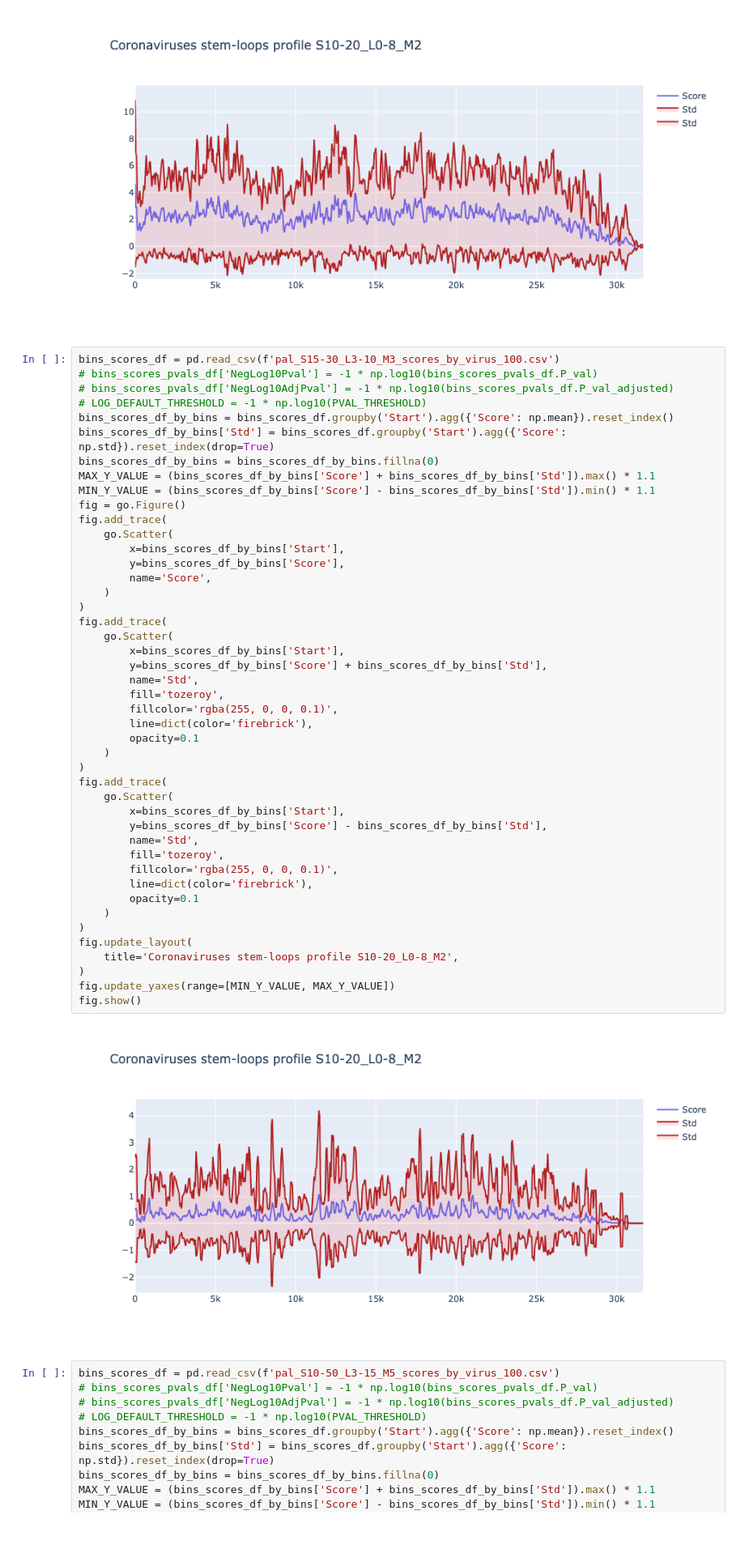
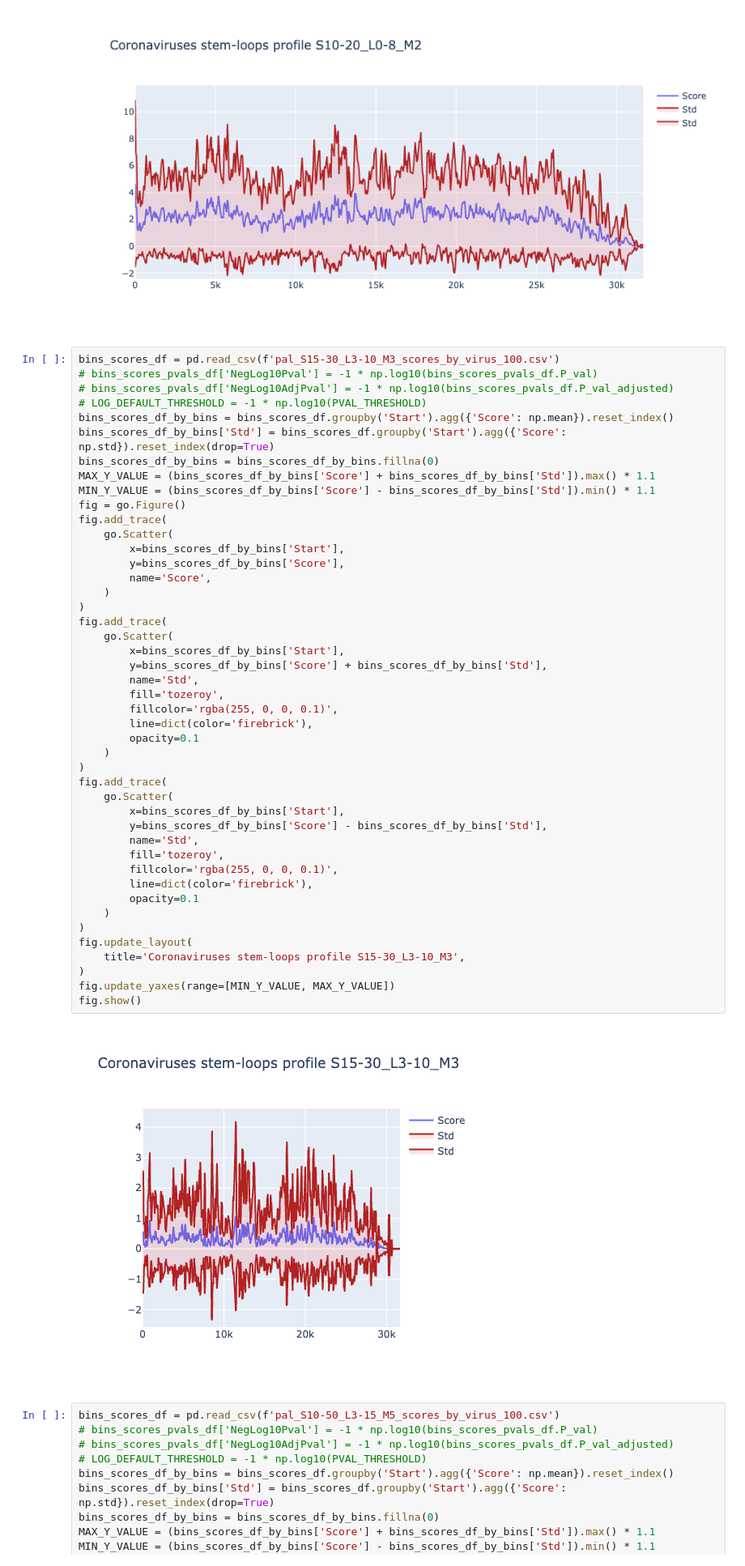
Before and after one commit to AlexShein/coronaviruses, a Jupyter notebook: secondary_structures.ipynb, the cells around one changed output. Shown at 81% size. Saved outputs shown, nothing was run; the diff lists cells and outputs as text; blank space fills up the shorter version.

```diff
--- a/secondary_structures.ipynb
+++ b/secondary_structures.ipynb
@@ -94,35 +95,35 @@ fig.add_trace(
         name='Score',
     )
 )
 fig.add_trace(
     go.Scatter(
         x=bins_scores_df_by_bins['Start'],
         y=bins_scores_df_by_bins['Score'] + bins_scores_df_by_bins['Std'],
         name='Std',
         fill='tozeroy',
         fillcolor='rgba(255, 0, 0, 0.1)',
         line=dict(color='firebrick'),
         opacity=0.1
     )
 )
 fig.add_trace(
     go.Scatter(
         x=bins_scores_df_by_bins['Start'],
         y=bins_scores_df_by_bins['Score'] - bins_scores_df_by_bins['Std'],
         name='Std',
         fill='tozeroy',
         fillcolor='rgba(255, 0, 0, 0.1)',
         line=dict(color='firebrick'),
         opacity=0.1
     )
 )
 fig.update_layout(
-    title='Coronaviruses stem-loops profile S10-20_L0-8_M2',
+    title='Coronaviruses stem-loops profile S15-30_L3-10_M3',
 )
 fig.update_yaxes(range=[MIN_Y_VALUE, MAX_Y_VALUE])
 fig.show()
 # %% [output]
-[figure, old version]
+[figure, new version]
 # %%
 bins_scores_df = pd.read_csv(f'pal_S10-50_L3-15_M5_scores_by_virus_100.csv')
 # bins_scores_pvals_df['NegLog10Pval'] = -1 * np.log10(bins_scores_pvals_df.P_val)
```
Also changed, not shown: parts of 5 cells of this notebook, 1 other file.
